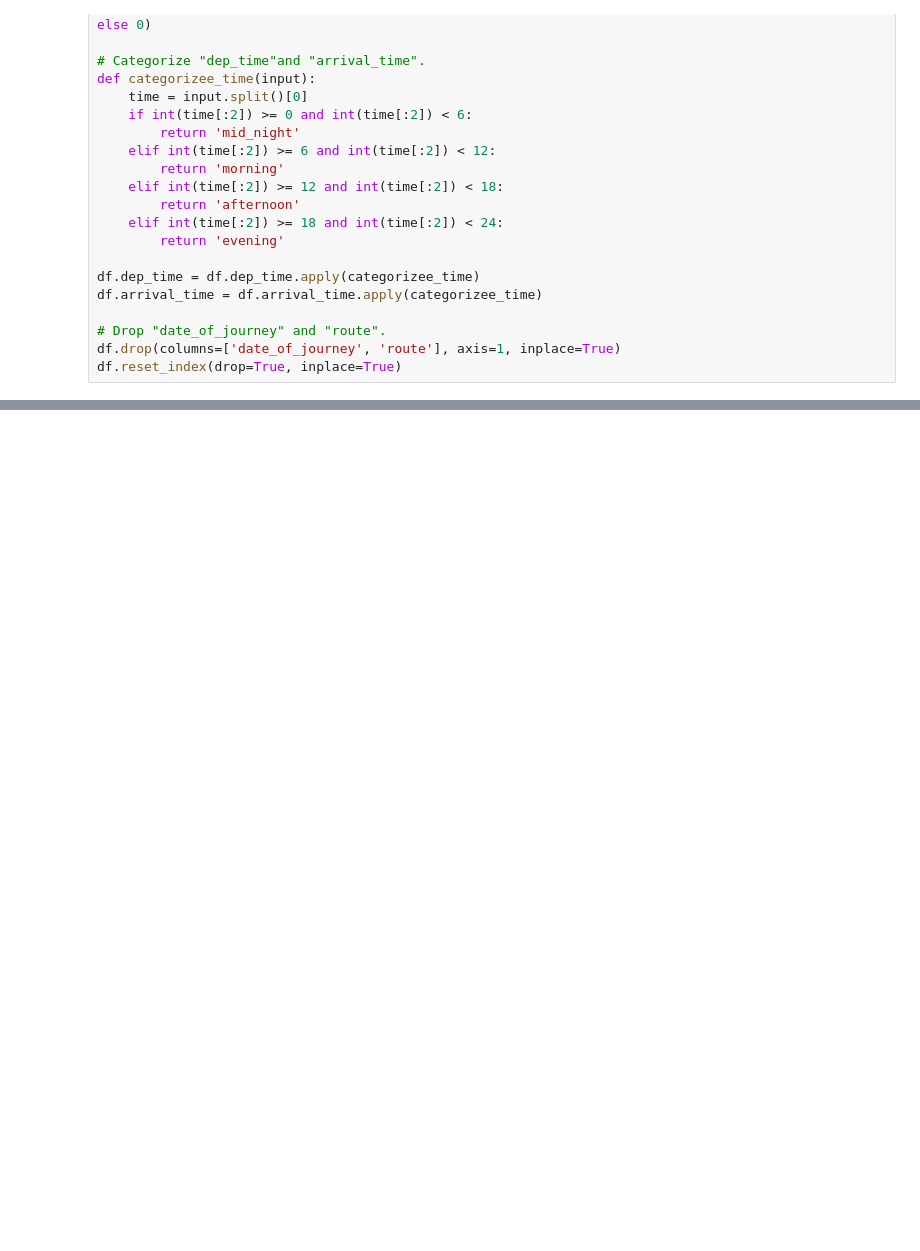
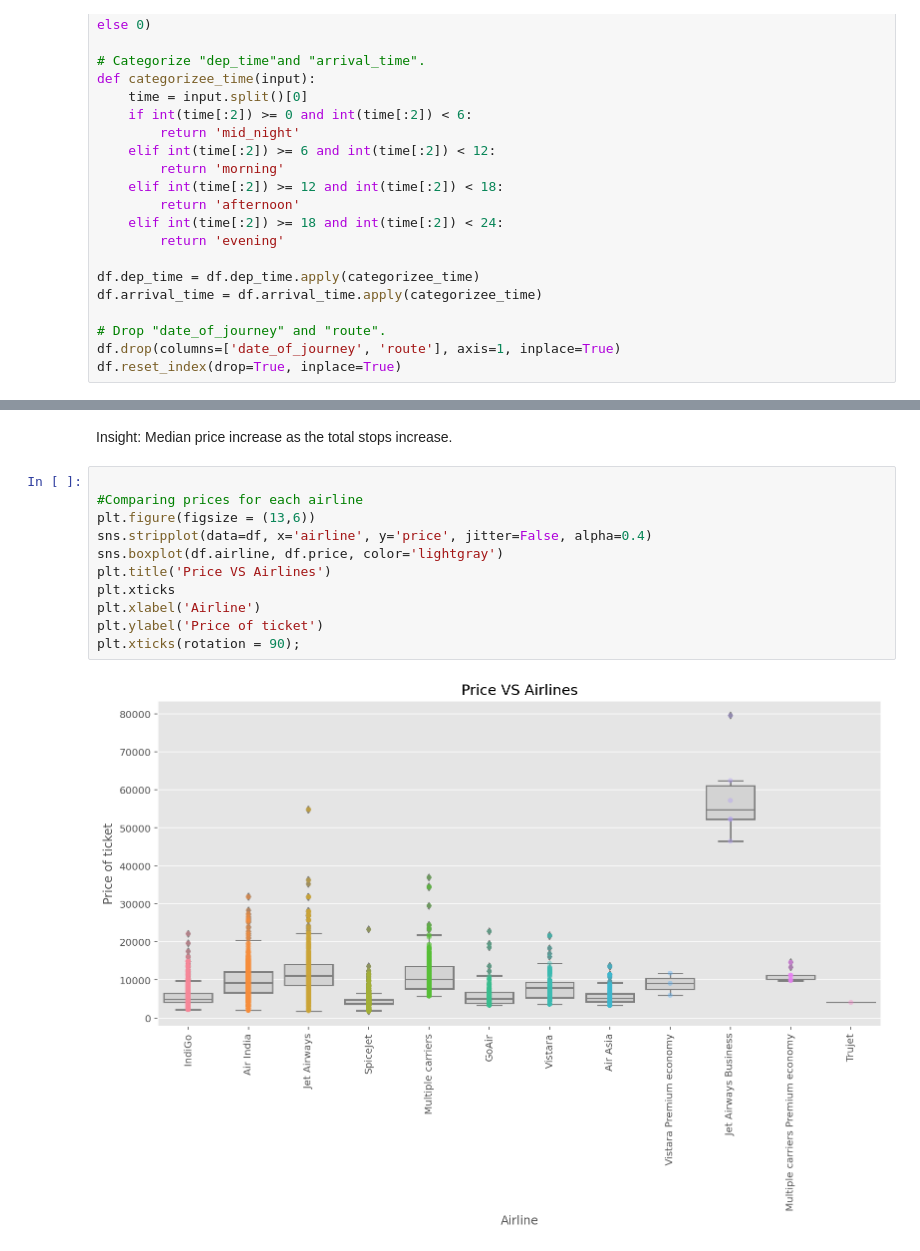
Before and after one commit to aeprogress/flights-price-ml, a Jupyter notebook: src/main.ipynb, the cells around one changed output, grey strips where cells are left out. Drawn from its saved outputs; the diff is of its cells as text; blank space fills up the shorter version.

```diff
--- a/src/main.ipynb
+++ b/src/main.ipynb
@@ -115,0 +204,15 @@ df.sample(2)
+# %% [markdown]
+Insight: Median price increase as the total stops increase.
+# %%
+
+#Comparing prices for each airline
+plt.figure(figsize = (13,6))
+sns.stripplot(data=df, x='airline', y='price', jitter=False, alpha=0.4)
+sns.boxplot(df.airline, df.price, color='lightgray')
+plt.title('Price VS Airlines')
+plt.xticks
+plt.xlabel('Airline')
+plt.ylabel('Price of ticket')
+plt.xticks(rotation = 90);
+# %% [output]
+[figure, added]
```
Also changed, not shown: parts of 23 cells of this notebook.
